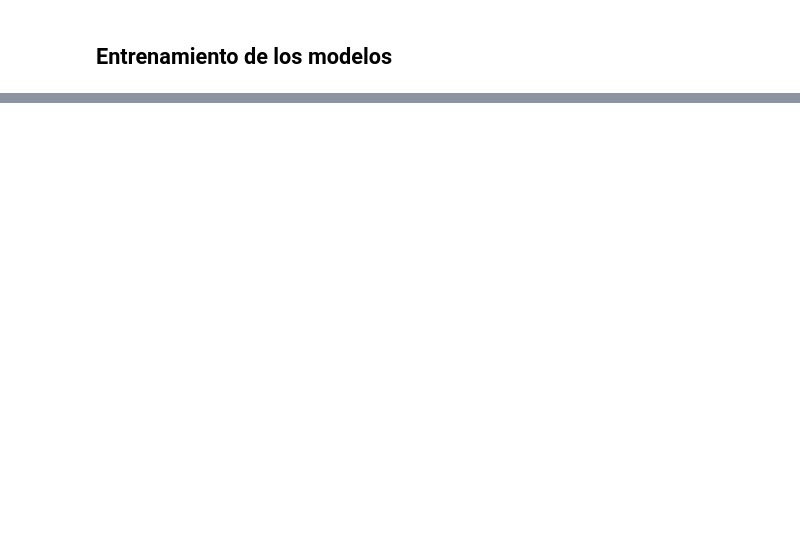
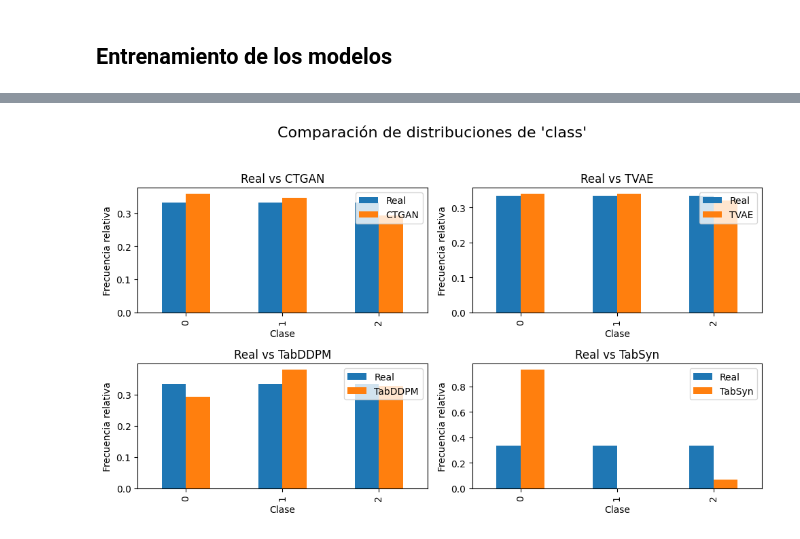
Before and after one commit to diegovelilla/TFG, a Jupyter notebook: presentacion.ipynb, the cells around one changed output, grey strips where cells are left out. Saved outputs shown, nothing was run; the diff lists cells and outputs as text; code cells hidden in the pictures; blank space fills up the shorter version.

```diff
--- a/presentacion.ipynb
+++ b/presentacion.ipynb
@@ -63,0 +618,23 @@ KeyboardInterrupt:
+# %%
+fig, axes = plt.subplots(2, 2, figsize=(10, 6))
+fig.suptitle("Comparación de distribuciones de 'class'", fontsize=16)
+
+for ax, (df_model, name) in zip(axes.flatten(), model_data):
+    real_counts = iris['class'].value_counts(normalize=True).sort_index()
+    gen_counts = df_model['class'].value_counts(normalize=True).sort_index()
+
+    df_plot = pd.DataFrame({
+        'Real': real_counts,
+        name: gen_counts
+    })
+
+    df_plot.plot(kind='bar', ax=ax)
+    ax.set_title(f"Real vs {name}")
+    ax.set_ylabel("Frecuencia relativa")
+    ax.set_xlabel("Clase")
+    ax.legend()
+
+plt.tight_layout(rect=[0, 0, 1, 0.95])
+plt.show()
+# %% [output]
+[figure, added]
```
Also changed, not shown: parts of 53 cells of this notebook, 3 other files.
